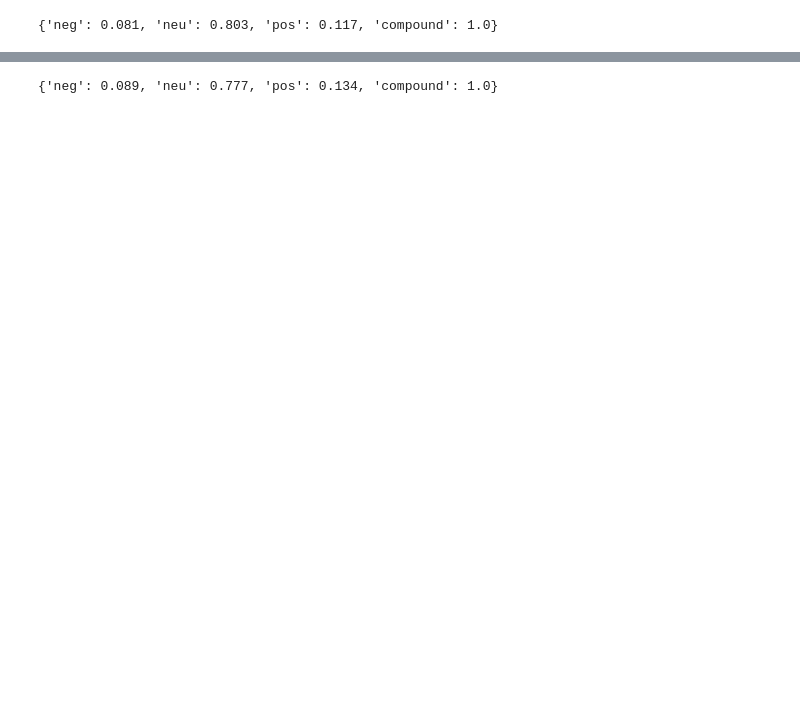
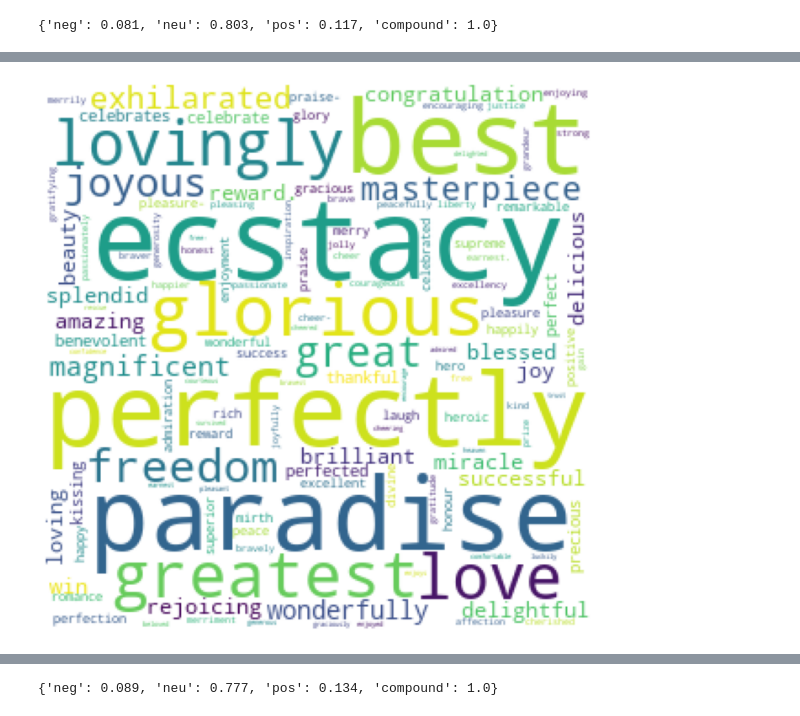
Before and after one commit to Crystalhuynh39/DH-150, a Jupyter notebook: FinalProject.ipynb, the cells around one changed output, grey strips where cells are left out. Drawn from its saved outputs; the diff is of its cells as text; code cells hidden in the pictures; blank space fills up the shorter version.

```diff
--- a/FinalProject.ipynb
+++ b/FinalProject.ipynb
@@ -48,0 +279,31 @@ sia.polarity_scores(pellow.read())
+# %%
+# Find the most polarizing words - negative and positive
+k = 0
+pellowpos_words = []
+pellowneg_words = []
+pellowpos_word_sentiments = []
+pellowneg_word_sentiments = []
+for index, row in pellowwords_sentiments_df.iterrows():
+    word = pellowwords_sentiments_df["wordlist"].iloc[k]
+    if pellowwords_sentiments_df["wordsent"].iloc[k] > .5:
+        #print(word + "'s compound polarity score is " + df["wordsent"].iloc[k])
+        pellowpos_word_sentiments.append(sia.polarity_scores(word)["compound"])
+        pellowpos_words.append(word)
+        #print("The most positive words are:")
+    elif pellowwords_sentiments_df["wordsent"].iloc[k] < -.5:
+        #print(word + "'s compound polarity score is " + df["wordsent"].iloc[k])
+        pellowneg_word_sentiments.append(sia.polarity_scores(word)["compound"])
+        pellowneg_words.append(word)
+        #print("The most negative words are:")
+    k+=1
+
+#print ("The positive words are:" + str(positive_words))
+#print ("The negative words are:" + str(negative_words))
+pellowpos_df = pd.DataFrame({'wordlist':pellowpos_words, 'wordsent':pellowpos_word_sentiments})
+pellowpos_df = pellowpos_df.sort_values(by='wordsent', ascending=False)
+print ("The positive words are:")
+print (pellowpos_df[:30])
+pellowneg_df = pd.DataFrame({'wordlist':pellowneg_words, 'wordsent':pellowneg_word_sentiments})
+pellowneg_df = pellowneg_df.sort_values(by='wordsent', ascending=True)
+print ("The negative words are:")
+print (pellowneg_df[:30])
@@ -48,0 +328,14 @@ sia.polarity_scores(pellow.read())
+# %%
+#generate a basic wordcloud for positive word sentiment strength
+pellowposwordsent = pd.Series(pellowpos_df.wordsent.values,index=pellowpos_df.wordlist).to_dict()
+pellowposwordsentcloud = WordCloud(background_color='white', width = 300, height=300, margin=2).generate_from_frequencies(pellowposwordsent)
+
+#plot the wordcloud
+plt.figure(figsize = (12, 12))
+plt.imshow(pellowposwordsentcloud)
+
+#to remove the axis value
+plt.axis("off")
+plt.show()
+# %% [output]
+[figure, added]
```
Also changed, not shown: parts of 42 cells of this notebook, 1 other file.
